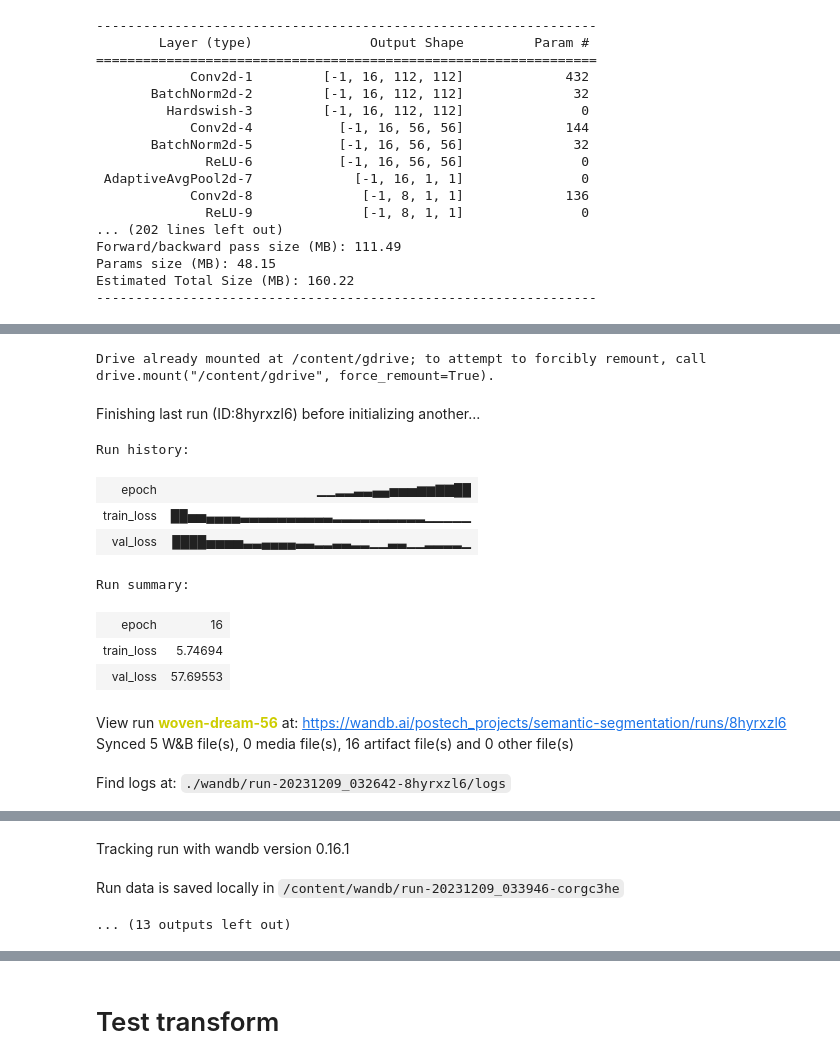
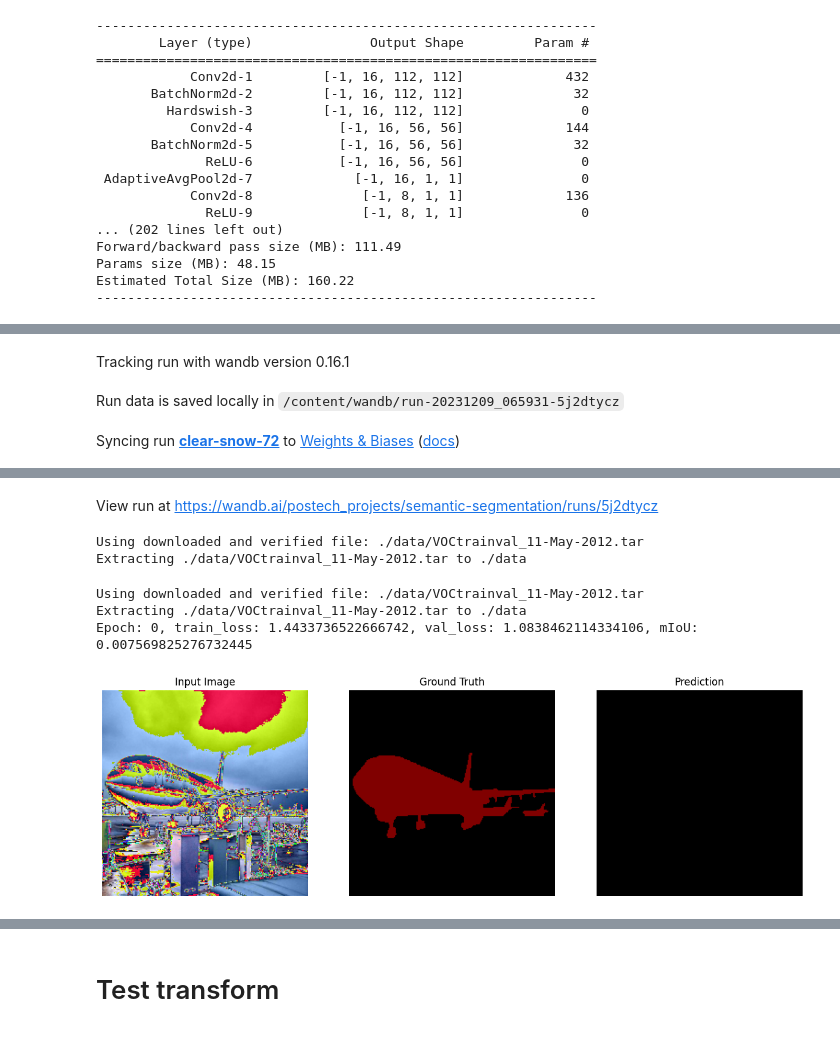
Before and after one commit to Thomas-rnd/Semantic-segmentation, a Jupyter notebook: semantic_segmentation.ipynb, the cells around one changed output, grey strips where cells are left out. Cells and saved outputs as stored; diff of their text form; code cells hidden in the pictures.

```diff
--- a/semantic_segmentation.ipynb
+++ b/semantic_segmentation.ipynb
@@ -495,25 +501,29 @@ class SemanticSegmentationDataset:
         assert images.size() == input_shape, f"Wrong input shape, found {images.size()}, expected {input_shape}"
         assert targets.size() == target_shape, f"Wrong target shape, found {targets.size()}, expected {target_shape}"
 
-        mask=targets[1][0]
+        # Verify that all the first element of the first batch verify assert
+        mask=targets[0]
         mask_np = mask.numpy()
         unique_values = np.unique(mask_np)
 
         assert all(0 <= value < num_classes for value in unique_values), "Values are not within the specified range."
 
     def plot(self, model):
-        images, targets = next(iter(self.loader))
-        images, targets = images.cuda(gpu_id, non_blocking=True), targets.cuda(gpu_id, non_blocking=True)
-        prediction = model(images)
+        """only consider for batch size 1 on test_data"""
+        iter_batch = iter(self.loader)
 
-        for idx in range(3):
+        for idx in range(1):
+            image, target = next(iter_batch)
+            image, target = image.cuda(gpu_id, non_blocking=True), target.cuda(gpu_id, non_blocking=True)
+            prediction = model(image)
+
             # Display the image, ground truth, and prediction
             plt.figure(figsize=(15, 5))
 
-            input_image, ground_truth = ToPILImage()(images[idx], targets[idx])
-            predicted_mask = prediction[idx].argmax(dim=0).unsqueeze(0).byte()
+            input_image, ground_truth = ToPILImage()(image.squeeze(0), target.squeeze(0))
+            predicted_mask = prediction.argmax(dim=1).byte()
             c, h, w = predicted_mask.shape
-            _, predicted_mask = ToPILImage()(images[idx], predicted_mask)
+            _, predicted_mask = ToPILImage()(image.squeeze(0), predicted_mask)
 
             # Input Image
             plt.subplot(1, 3, 1)
@@ -692,20 +732,16 @@ class SemanticSegmentationPipeline:
             },
         )
 
-        train_tf = Mask_Aug(transforms=[
-                                            ToTensor(),
-                                            PILToTensor(),
-                                            Resize((256, 256)), RandomCrop((224, 224)),
-                                            RandomHorizontalFlip(0.5),
-                                            Normalize(mean=[0.485, 0.456, 0.406], std=[0.229, 0.224, 0.225])
-                                        ])
+        train_tf = Mask_Aug(transforms=[ToTensor(),
+                                        PILToTensor(),
+                                        Resize((256, 256)), RandomCrop((224, 224)),
+                                        RandomHorizontalFlip(0.5),
+                                        Normalize(mean=[0.485, 0.456, 0.406], std=[0.229, 0.224, 0.225])])
 
-        val_tf = Mask_Aug(transforms=[
-                                          ToTensor(),
-                                          PILToTensor(),
-                                          Resize((224, 224)),
-                                          Normalize(mean=[0.485, 0.456, 0.406], std=[0.229, 0.224, 0.225])
-                                      ])
+        val_tf = Mask_Aug(transforms=[ToTensor(),
+                                      PILToTensor(),
+                                      Resize((224, 224)),
+                                      Normalize(mean=[0.485, 0.456, 0.406], std=[0.229, 0.224, 0.225])])
 
         train_dataset = SemanticSegmentationDataset(root=self.root,
                                                     year=self.year,
@@ -725,7 +761,7 @@ class SemanticSegmentationPipeline:
                                 init_weights=True).cuda(self.gpu)
 
         # To validate transform
-        # train_dataset.plot(model)
+        # val_dataset.plot(model)
 
         # cf. https://github.com/Jasonlee1995/DeconvNet
         criterion = nn.CrossEntropyLoss().cuda(self.gpu)
@@ -743,7 +779,7 @@ class SemanticSegmentationPipeline:
 
         trainer.train()
         # To follow training progress
-        train_dataset.plot(model)
+        val_dataset.plot(model)
 
 if __name__ == "__main__":
     # Mount Google Drive
@@ -762,13 +798,12 @@ if __name__ == "__main__":
     weight_decay = 0.0005
 
     train_batch_size = 12
-    val_batch_size = 4
+    val_batch_size = 1
 
     os.environ['CUDA_LAUNCH_BLOCKING'] = '1'
 
     wandb.login()
-    pipeline = SemanticSegmentationPipeline(num_classes, train_batch_size, val_batch_size, num_epochs,
-                                            root=drive_path+'data/', gpu_id=gpu_id)
+    pipeline = SemanticSegmentationPipeline(num_classes, train_batch_size, val_batch_size, num_epochs, gpu_id=gpu_id)
     pipeline.run()
     wandb.finish()
 # %% [output]
@@ -776,13 +811,3 @@ wandb: WARNING Calling wandb.login() after wandb.init() has no effect.
-Drive already mounted at /content/gdrive; to attempt to forcibly remount, call drive.mount("/content/gdrive", force_remount=True).
-Finishing last run (ID:8hyrxzl6) before initializing another...
+Tracking run with wandb version 0.16.1
-Run history:
-| epoch | ▁▁▂▂▃▃▄▄▅▅▅▆▆▇▇██ |
-| train_loss | ██▅▅▄▄▄▄▃▃▃▃▃▃▃▃▃▃▂▂▂▂▂▂▂▂▂▂▁▁▁▁▁ |
-| val_loss | ████▅▅▅▅▃▃▄▄▄▄▃▃▂▂▃▃▂▂▁▁▃▃▁▁▂▂▂▂▁ |
-Run summary:
-| epoch | 16 |
-| train_loss | 5.74694 |
-| val_loss | 57.69553 |
-View run woven-dream-56 at: https://wandb.ai/postech_projects/semantic-segmentation/runs/8hyrxzl6
-Synced 5 W&B file(s), 0 media file(s), 16 artifact file(s) and 0 other file(s)
+Run data is saved locally in /content/wandb/run-20231209_065931-5j2dtycz
-Find logs at: ./wandb/run-20231209_032642-8hyrxzl6/logs
+Syncing run clear-snow-72 to Weights & Biases (docs)
@@ -790,3 +815,7 @@ Successfully finished last run (ID:8hyrxzl6). Initializing new run:
-Tracking run with wandb version 0.16.1
+View run at https://wandb.ai/postech_projects/semantic-segmentation/runs/5j2dtycz
-Run data is saved locally in /content/wandb/run-20231209_033946-corgc3he
-... (13 outputs left out)
+Using downloaded and verified file: ./data/VOCtrainval_11-May-2012.tar
+Extracting ./data/VOCtrainval_11-May-2012.tar to ./data
+Using downloaded and verified file: ./data/VOCtrainval_11-May-2012.tar
+Extracting ./data/VOCtrainval_11-May-2012.tar to ./data
+Epoch: 0, train_loss: 1.4433736522666742, val_loss: 1.0838462114334106, mIoU: 0.007569825276732445
+[figure, added]
```
Also changed, not shown: parts of 12 cells of this notebook.
